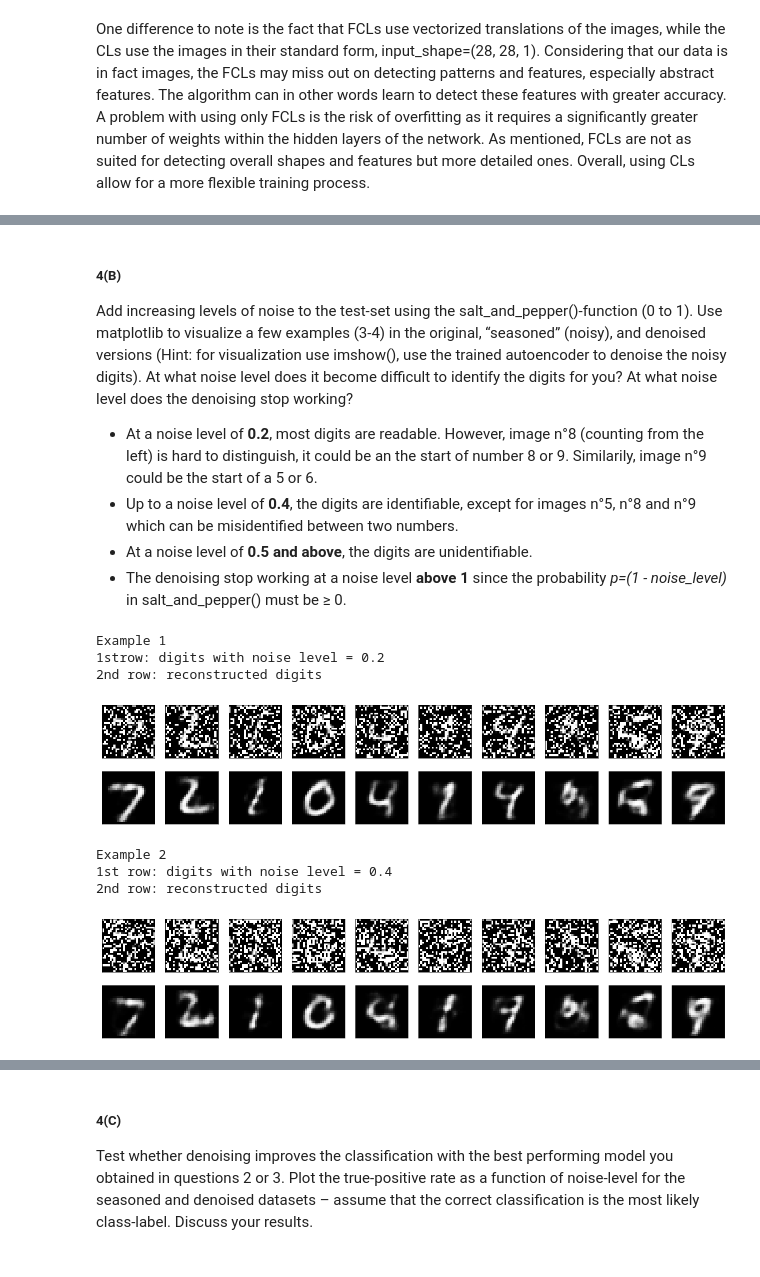
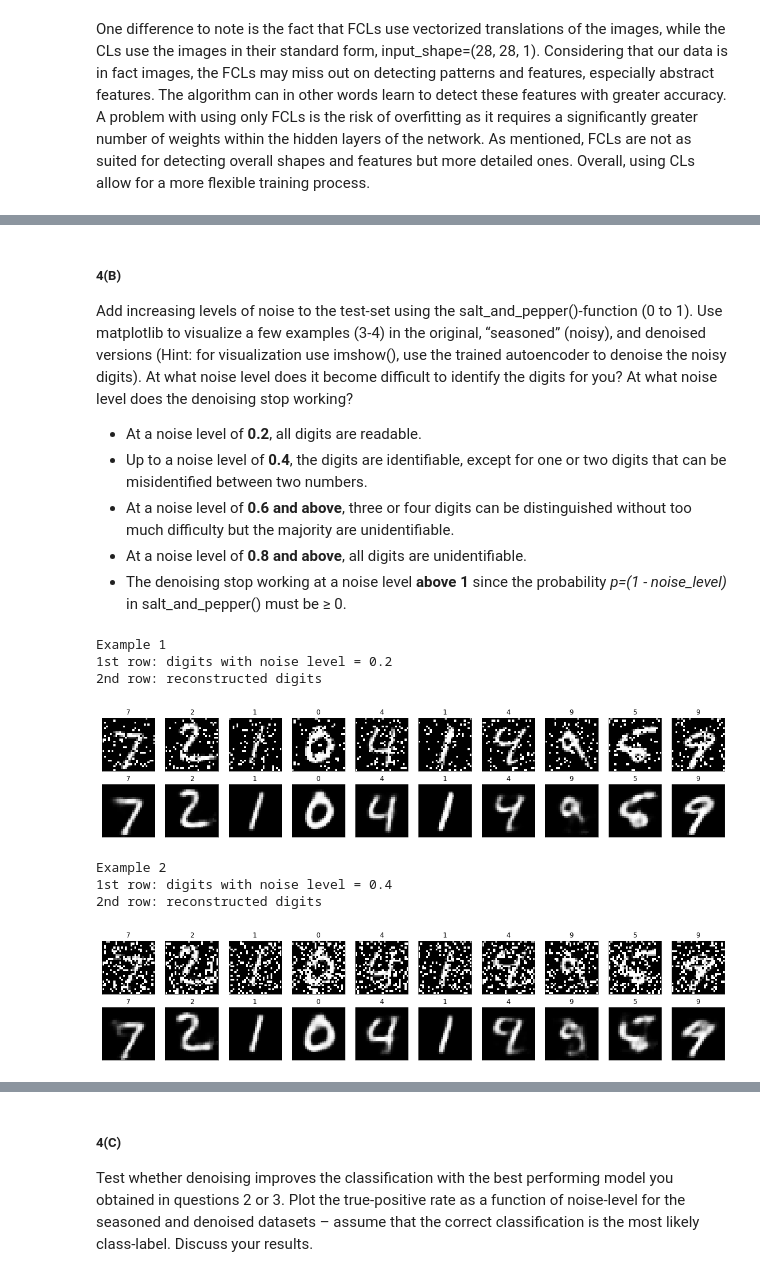
Before and after one commit to LeniaMalki/DataScienceAndAI, a Jupyter notebook: 6.Neural networks/Assignment 6 Answers.ipynb, the cells around one changed output, grey strips where cells are left out. Drawn from its saved outputs; the diff is of its cells as text; code cells hidden in the pictures.

```diff
--- a/6.Neural networks/Assignment 6 Answers.ipynb
+++ b/6.Neural networks/Assignment 6 Answers.ipynb
@@ -520,23 +515,30 @@ versions (Hint: for visualization use imshow(), use the trained autoencoder to d
 digits). At what noise level does it become difficult to identify the digits for you? At what noise level
 does the denoising stop working?
 
-- At a noise level of **0.2**, most digits are readable. However, image n°8 (counting from the left) is hard to distinguish, it could be an the start of number 8 or 9. Similarily, image n°9 could be the start of a 5 or 6.
-- Up to a noise level of **0.4**, the digits are identifiable, except for images n°5, n°8 and n°9 which can be misidentified between two numbers.
-- At a noise level of **0.5 and above**, the digits are unidentifiable.
+- At a noise level of **0.2**, all digits are readable.
+- Up to a noise level of **0.4**, the digits are identifiable, except for one or two digits that can be misidentified between two numbers.
+- At a noise level of **0.6 and above**, three or four digits can be distinguished without too much difficulty but the majority are unidentifiable.
+- At a noise level of **0.8 and above**, all digits are unidentifiable.
 - The denoising stop working at a noise level **above 1** since the probability *p=(1 - noise_level)* in salt_and_pepper() must be ≥ 0.
 # %%
 import matplotlib.pyplot as plt
 def visualize(SandP_flattened_x_test):
-    #imageEncoded = encoder_only.predict(SandP_flattened_x_test)
-    #imageDecoded = decoder.predict(imageEncoded)
+    # decod the image with the autoencoder
     imageDecoded = autoencoder.predict(SandP_flattened_x_test)
 
     n = 10  # How many digits we will display
     plt.figure(figsize=(20, 4))
     for i in range(n):
+
+        # Get digit value
+        for j in range(len(y_test[i])):
+            if y_test[i][j] == 1:
+                label = j
+
         # Display noisy digits
         ax = plt.subplot(2, n, i + 1)
         plt.imshow(SandP_flattened_x_test[i].reshape(28, 28))
+        plt.title(label) # Display digit value as title
         plt.gray()
         ax.get_xaxis().set_visible(False)
         ax.get_yaxis().set_visible(False)
@@ -544,26 +546,27 @@ def visualize(SandP_flattened_x_test):
         # Display reconstructed digits
         ax = plt.subplot(2, n, i + 1 + n)
         plt.imshow(imageDecoded[i].reshape(28, 28))
+        plt.title(label)
         plt.gray()
         ax.get_xaxis().set_visible(False)
         ax.get_yaxis().set_visible(False)
     plt.show()
 # %%
 # Noise = 0.2
-print('Example 1\n1strow: digits with noise level = 0.2\n2nd row: reconstructed digits \n  ')
-visualize(salt_and_pepper(flattened_x_test_seasoneed, noise_level=0.2))
+print('Example 1\n1st row: digits with noise level = 0.2\n2nd row: reconstructed digits')
+visualize(salt_and_pepper(flattened_x_test, noise_level=0.2))
 # %% [output]
 Example 1
-1strow: digits with noise level = 0.2
+1st row: digits with noise level = 0.2
 2nd row: reconstructed digits
-[figure, old version]
+[figure, new version]
 # %%
 #Noise = 0.4
-print('Example 2\n1st row: digits with noise level = 0.4\n2nd row: reconstructed digits  ')
-visualize(salt_and_pepper(flattened_x_test_seasoneed, noise_level=0.4))
+print('Example 2\n1st row: digits with noise level = 0.4\n2nd row: reconstructed digits')
+visualize(salt_and_pepper(flattened_x_test, noise_level=0.4))
 # %% [output]
 Example 2
 1st row: digits with noise level = 0.4
 2nd row: reconstructed digits
-[figure, old version]
+[figure, new version]
 # %%
```
Also changed, not shown: parts of 10 cells of this notebook.
